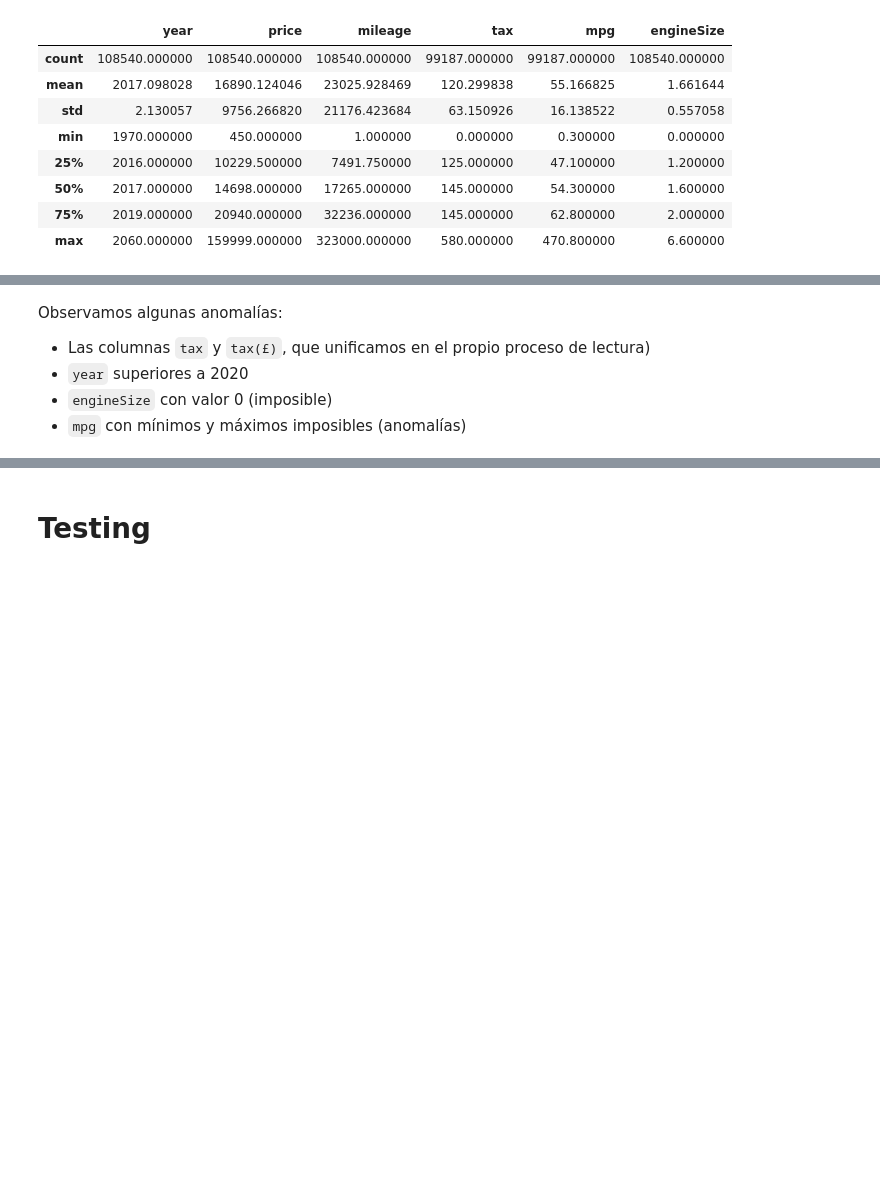
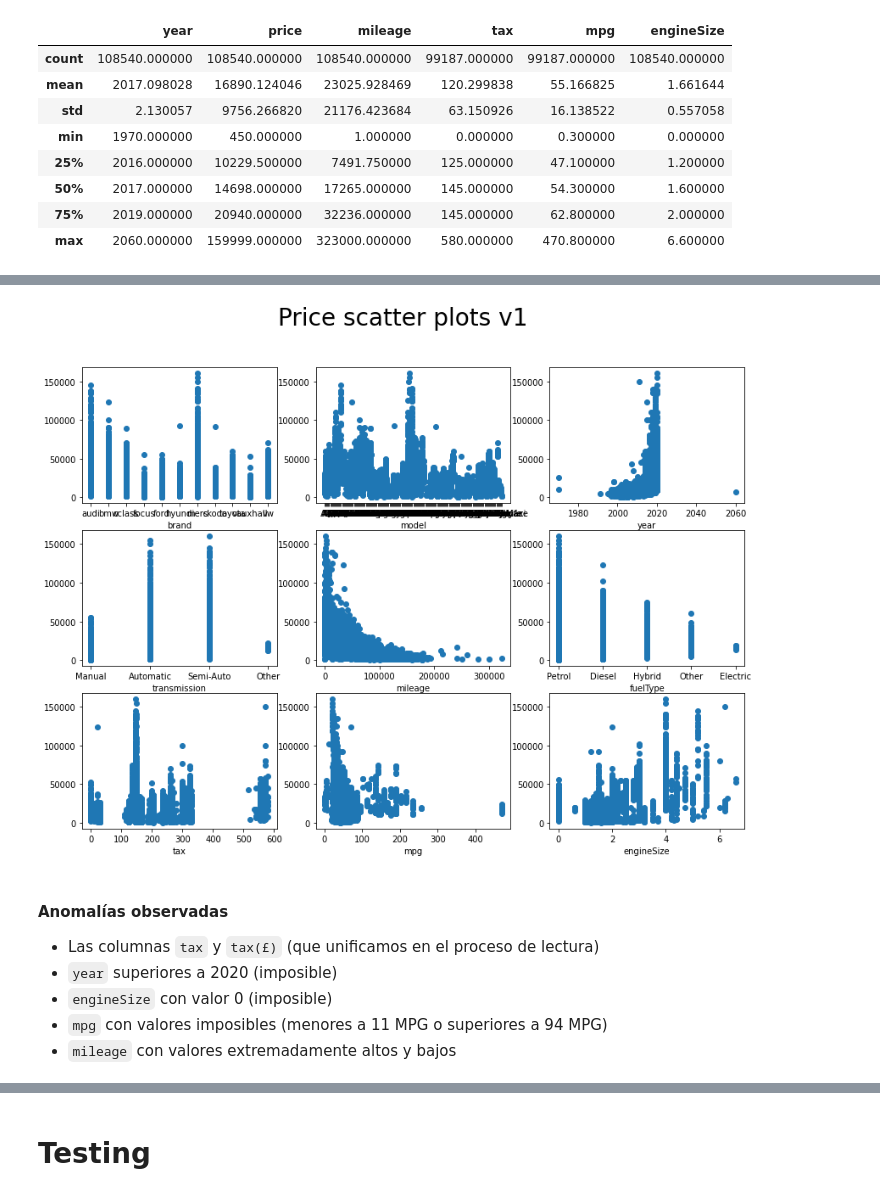
Before and after one commit to BoscoDomingo/ML-P1, a Jupyter notebook: Bosco_Domingo,_Luis_de_Marcos_P1.ipynb, the cells around one changed output, grey strips where cells are left out. Saved outputs shown, nothing was run; the diff lists cells and outputs as text; code cells hidden in the pictures; blank space fills up the shorter version.

```diff
--- a/Bosco_Domingo,_Luis_de_Marcos_P1.ipynb
+++ b/Bosco_Domingo,_Luis_de_Marcos_P1.ipynb
@@ -35,7 +70,23 @@ df.describe()
+# %%
+index = 1
+plt.figure(figsize=(14,10))
+plt.suptitle('Price scatter plots v1', size = 28);
+for column in df.columns:
+    if column == "price":
+        continue
+    plt.subplot(3,3,index)
+    plt.scatter(df[column], df['price'])
+    plt.xlabel(column)
+    index += 1
+
+# Source: https://datascience.stackexchange.com/a/31755
+# %% [output]
+[figure, added]
 # %% [markdown]
-Observamos algunas anomalías:
+#### Anomalías observadas
 
-*   Las columnas `tax` y `tax(£)`, que unificamos en el propio proceso de lectura)
-*   `year` superiores a 2020
+*   Las columnas `tax` y `tax(£)` (que unificamos en el proceso de lectura)
+*   `year` superiores a 2020 (imposible)
 *   `engineSize` con valor 0 (imposible)
-*   `mpg` con mínimos y máximos imposibles (anomalías)
+*   `mpg` con valores imposibles (menores a 11 MPG o superiores a 94 MPG)
+*   `mileage` con valores extremadamente altos y bajos
```
Also changed, not shown: parts of 39 cells of this notebook.
